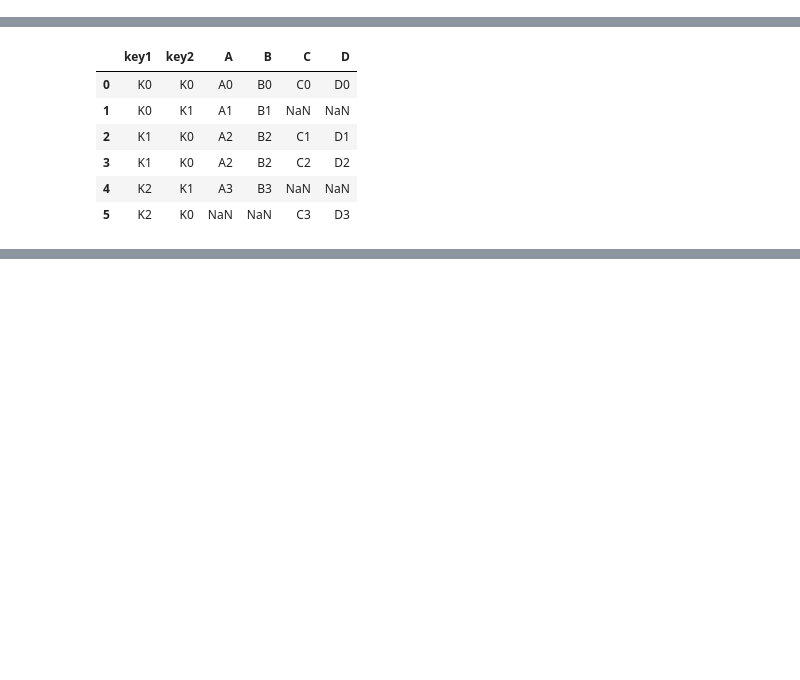
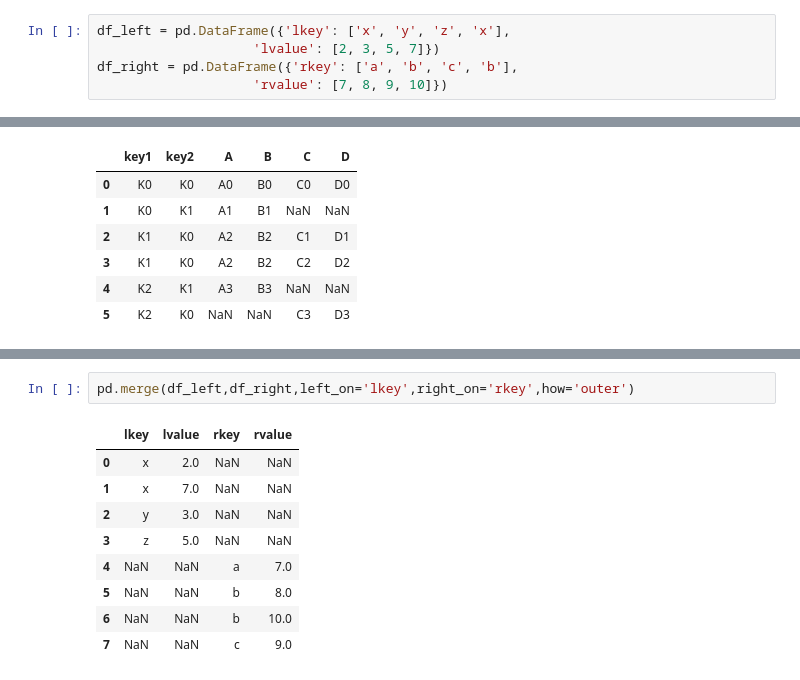
Before and after one commit to yasir5008/DS_-_ITF_Just_Working_Directory, a Jupyter notebook: DS_python_works/DAwPy_Sessions/DAwPy-S8.ipynb, the cells around one changed output, grey strips where cells are left out. Cells and saved outputs as stored; diff of their text form; blank space fills up the shorter version.

```diff
--- a/DS_python_works/DAwPy_Sessions/DAwPy-S8.ipynb
+++ b/DS_python_works/DAwPy_Sessions/DAwPy-S8.ipynb
@@ -66,3 +71,8 @@ right3 = pd.DataFrame({'key1': ['K0', 'K1', 'K1', 'K2'],
+# %%
+df_left = pd.DataFrame({'lkey': ['x', 'y', 'z', 'x'],
+                    'lvalue': [2, 3, 5, 7]})
+df_right = pd.DataFrame({'rkey': ['a', 'b', 'c', 'b'],
+                    'rvalue': [7, 8, 9, 10]})
 # %%
 print(df1, '\n',df2,'\n',df3)
 # %% [output]
@@ -501,0 +602,12 @@ pd.merge(left3,right3,on=['key1','key2'], how= 'outer')
+# %%
+pd.merge(df_left,df_right,left_on='lkey',right_on='rkey',how='outer')
+# %% [output]
+|  | lkey | lvalue | rkey | rvalue |
+| 0 | x | 2.0 | NaN | NaN |
+| 1 | x | 7.0 | NaN | NaN |
+| 2 | y | 3.0 | NaN | NaN |
+| 3 | z | 5.0 | NaN | NaN |
+| 4 | NaN | NaN | a | 7.0 |
+| 5 | NaN | NaN | b | 8.0 |
+| 6 | NaN | NaN | b | 10.0 |
+| 7 | NaN | NaN | c | 9.0 |
```
Also changed, not shown: parts of 13 cells of this notebook, 1 other file.
